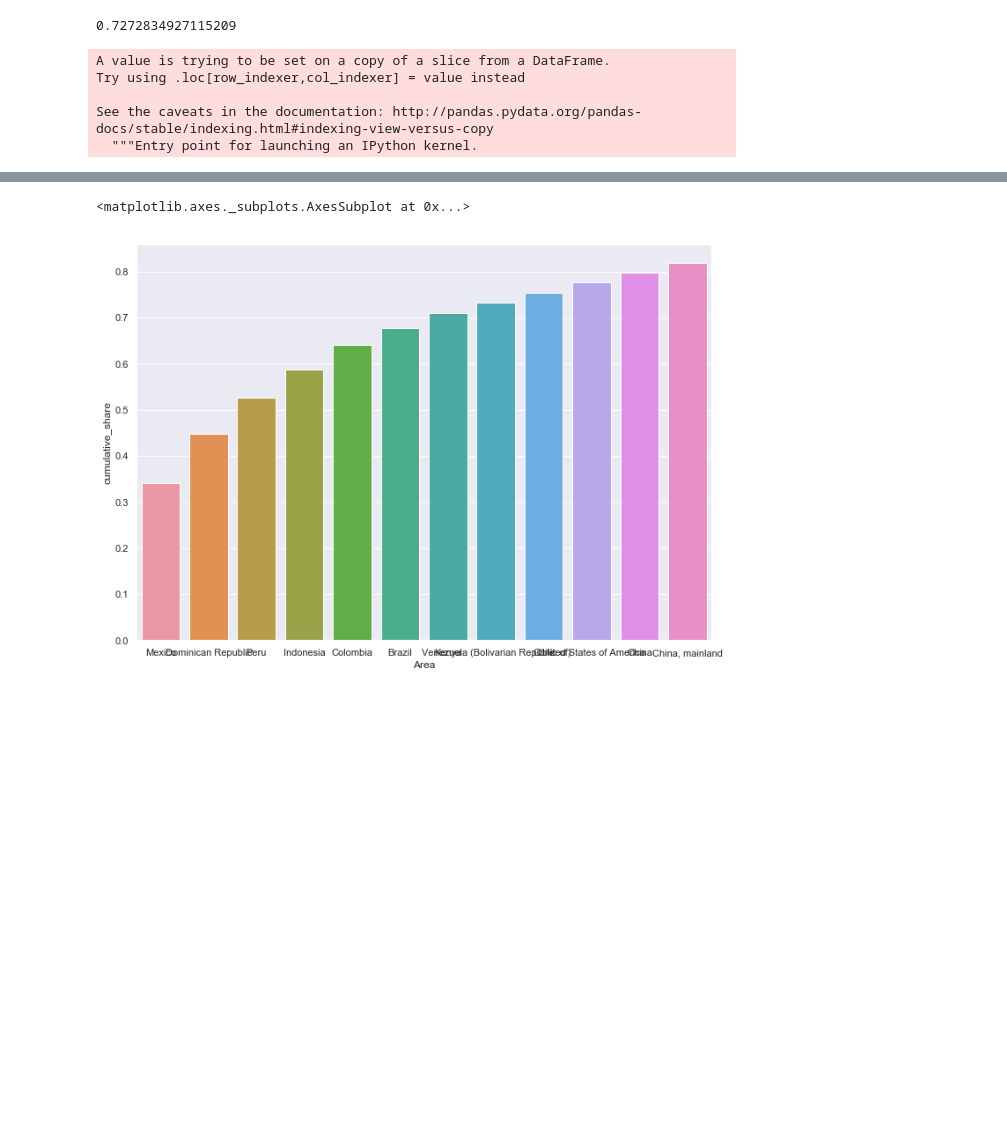
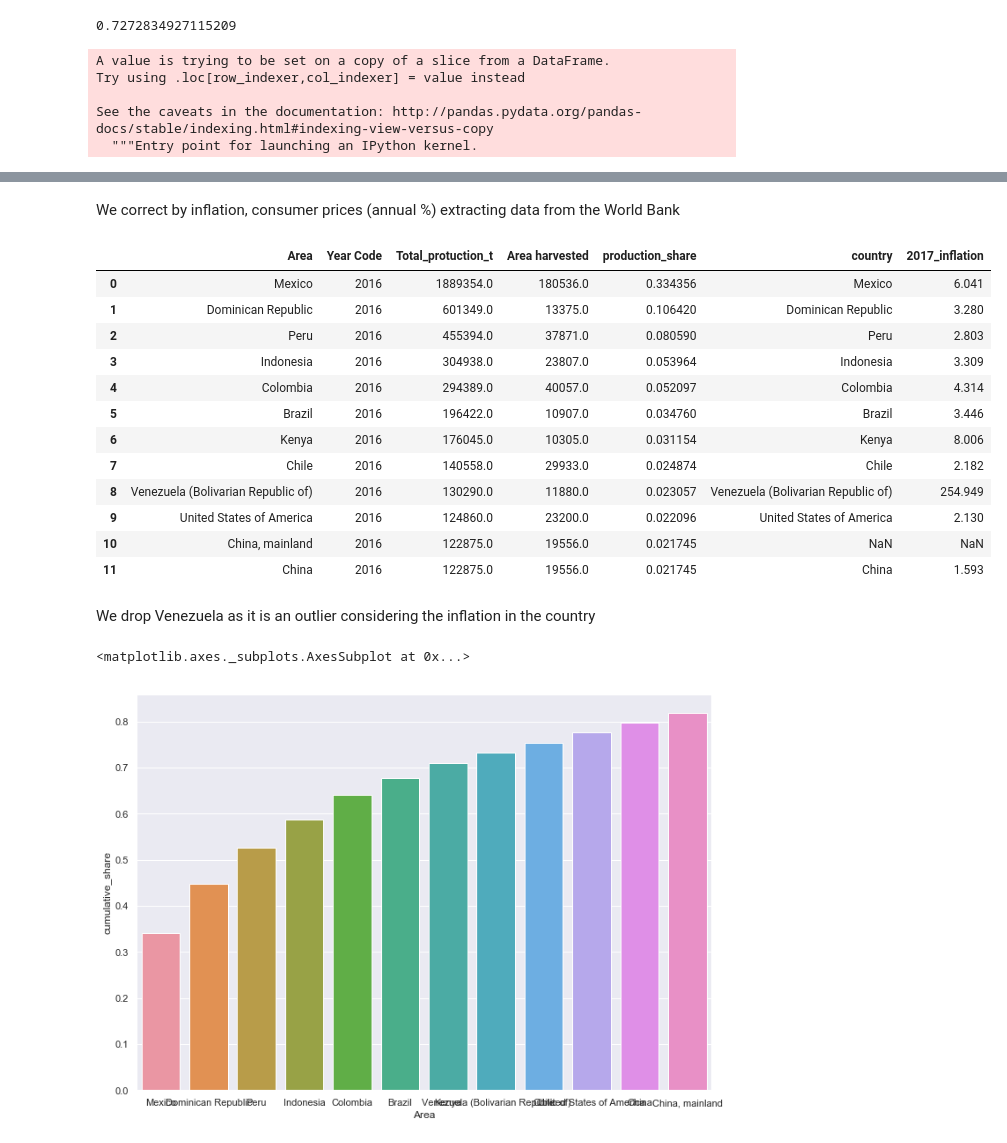
Before and after one commit to adriaferrer/Avocalypse, a Jupyter notebook: Data_Munging.ipynb, the cells around one changed output, grey strips where cells are left out. Saved outputs shown, nothing was run; the diff lists cells and outputs as text; code cells hidden in the pictures; blank space fills up the shorter version.

```diff
--- a/Data_Munging.ipynb
+++ b/Data_Munging.ipynb
@@ -109,9 +109,9 @@ production_countries['production_share'] = production_countries['Total_protuctio
 # %%
 top_10_countries_yearly = production_countries.groupby(['Area','Year Code']).sum().sort_values('Total_protuction_t',ascending=False).head(110)[['Total_protuction_t','Area harvested','production_share']].reset_index()
 
-top10_2017 = top_10_countries_yearly[top_10_countries_yearly['Year Code'] == 2017]
+top10_2016 = top_10_countries_yearly[top_10_countries_yearly['Year Code'] == 2016]
 # %%
-top10_2017['cumulative_share'] = top10_2017['production_share'].cumsum()
+top10_2016['cumulative_share'] = top10_2016['production_share'].cumsum()
 # %% [output]
 A value is trying to be set on a copy of a slice from a DataFrame.
 Try using .loc[row_indexer,col_indexer] = value instead
@@ -136,0 +121,2 @@ top10_2017
+# %%
+top10_2016 = top10_2016.reset_index(drop=True)
@@ -136,0 +139,22 @@ top10_2017
+# %% [markdown]
+We correct by inflation, consumer prices (annual %) extracting data from the World Bank
+# %%
+inflation = pd.DataFrame({'country':['Kenya', 'Mexico', 'Colombia', 'Indonesia', 'Brazil', 'Dominican Republic', 'Peru', 'Chile', 'United States of America', 'China','Venezuela (Bolivarian Republic of)'],'2016_inflation':[8.006,6.041,4.314,3.309,3.446,3.28,2.803,2.182,2.13,1.593,254.949]})
+# %%
+top10_2016.merge(inflation,how='left', left_on='Area',right_on='country')
+# %% [output]
+|  | Area | Year Code | Total_protuction_t | Area harvested | production_share | country | 2017_inflation |
+| 0 | Mexico | 2016 | 1889354.0 | 180536.0 | 0.334356 | Mexico | 6.041 |
+| 1 | Dominican Republic | 2016 | 601349.0 | 13375.0 | 0.106420 | Dominican Republic | 3.280 |
+| 2 | Peru | 2016 | 455394.0 | 37871.0 | 0.080590 | Peru | 2.803 |
+| 3 | Indonesia | 2016 | 304938.0 | 23807.0 | 0.053964 | Indonesia | 3.309 |
+| 4 | Colombia | 2016 | 294389.0 | 40057.0 | 0.052097 | Colombia | 4.314 |
+| 5 | Brazil | 2016 | 196422.0 | 10907.0 | 0.034760 | Brazil | 3.446 |
+| 6 | Kenya | 2016 | 176045.0 | 10305.0 | 0.031154 | Kenya | 8.006 |
+| 7 | Chile | 2016 | 140558.0 | 29933.0 | 0.024874 | Chile | 2.182 |
+| 8 | Venezuela (Bolivarian Republic of) | 2016 | 130290.0 | 11880.0 | 0.023057 | Venezuela (Bolivarian Republic of) | 254.949 |
+| 9 | United States of America | 2016 | 124860.0 | 23200.0 | 0.022096 | United States of America | 2.130 |
+| 10 | China, mainland | 2016 | 122875.0 | 19556.0 | 0.021745 | NaN | NaN |
+| 11 | China | 2016 | 122875.0 | 19556.0 | 0.021745 | China | 1.593 |
+# %% [markdown]
+We drop Venezuela as it is an outlier considering the inflation in the country
```
Also changed, not shown: parts of 19 cells of this notebook, 3 other files.
